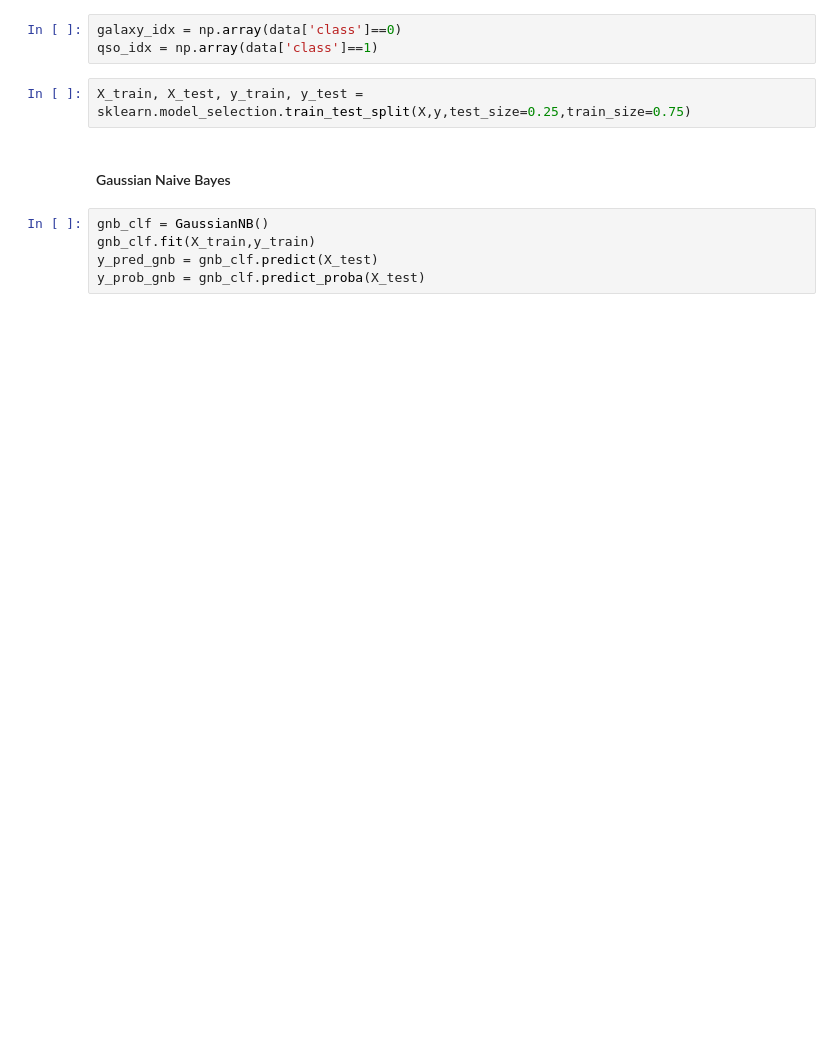
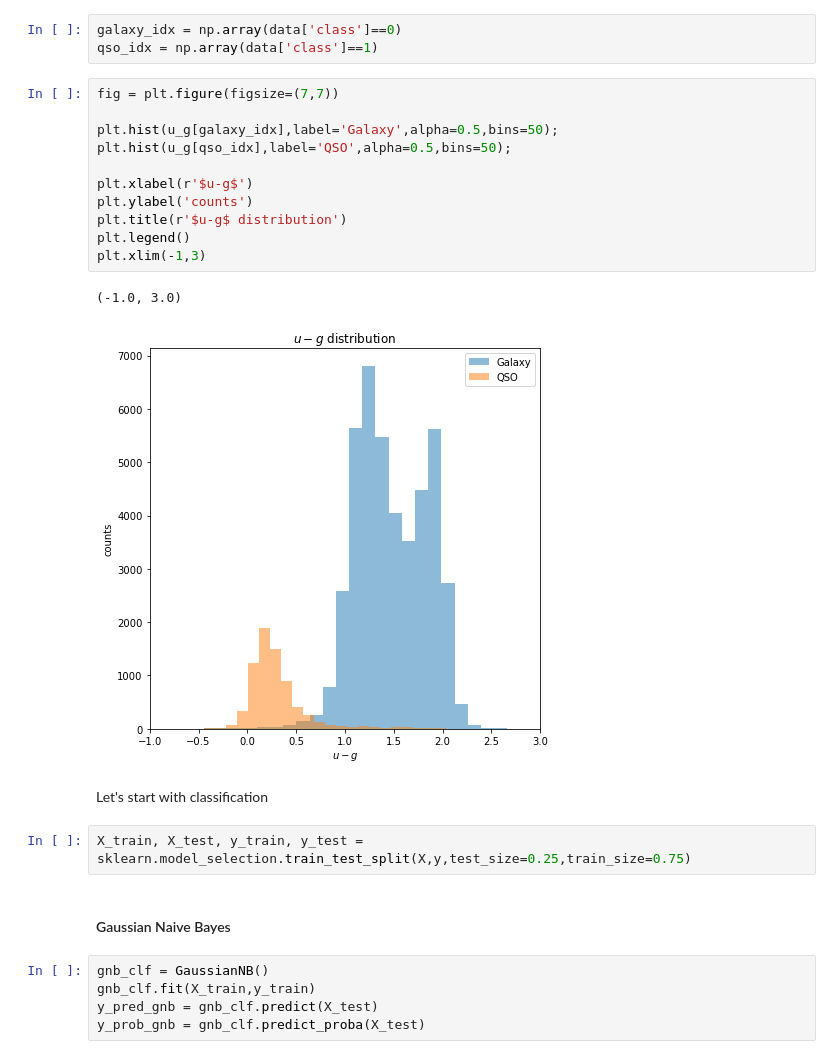
Before and after one commit to ludovicobizzarri/astrostatistics_bicocca_2024, a Jupyter notebook: working/Lesson 19/Galaxies vs Quasars.ipynb, the cells around one changed output. Cells and saved outputs as stored; diff of their text form; blank space fills up the shorter version.

```diff
--- a/working/Lesson 19/Galaxies vs Quasars.ipynb
+++ b/working/Lesson 19/Galaxies vs Quasars.ipynb
@@ -160,6 +193,22 @@ X.shape
 # %%
 galaxy_idx = np.array(data['class']==0)
 qso_idx = np.array(data['class']==1)
+# %%
+fig = plt.figure(figsize=(7,7))
+
+plt.hist(u_g[galaxy_idx],label='Galaxy',alpha=0.5,bins=50);
+plt.hist(u_g[qso_idx],label='QSO',alpha=0.5,bins=50);
+
+plt.xlabel(r'$u-g$')
+plt.ylabel('counts')
+plt.title(r'$u-g$ distribution')
+plt.legend()
+plt.xlim(-1,3)
+# %% [output]
+(-1.0, 3.0)
+[figure, added]
+# %% [markdown]
+Let's start with classification
 # %%
 X_train, X_test, y_train, y_test = sklearn.model_selection.train_test_split(X,y,test_size=0.25,train_size=0.75)
 # %% [markdown]
```
Also changed, not shown: parts of 61 cells of this notebook.
